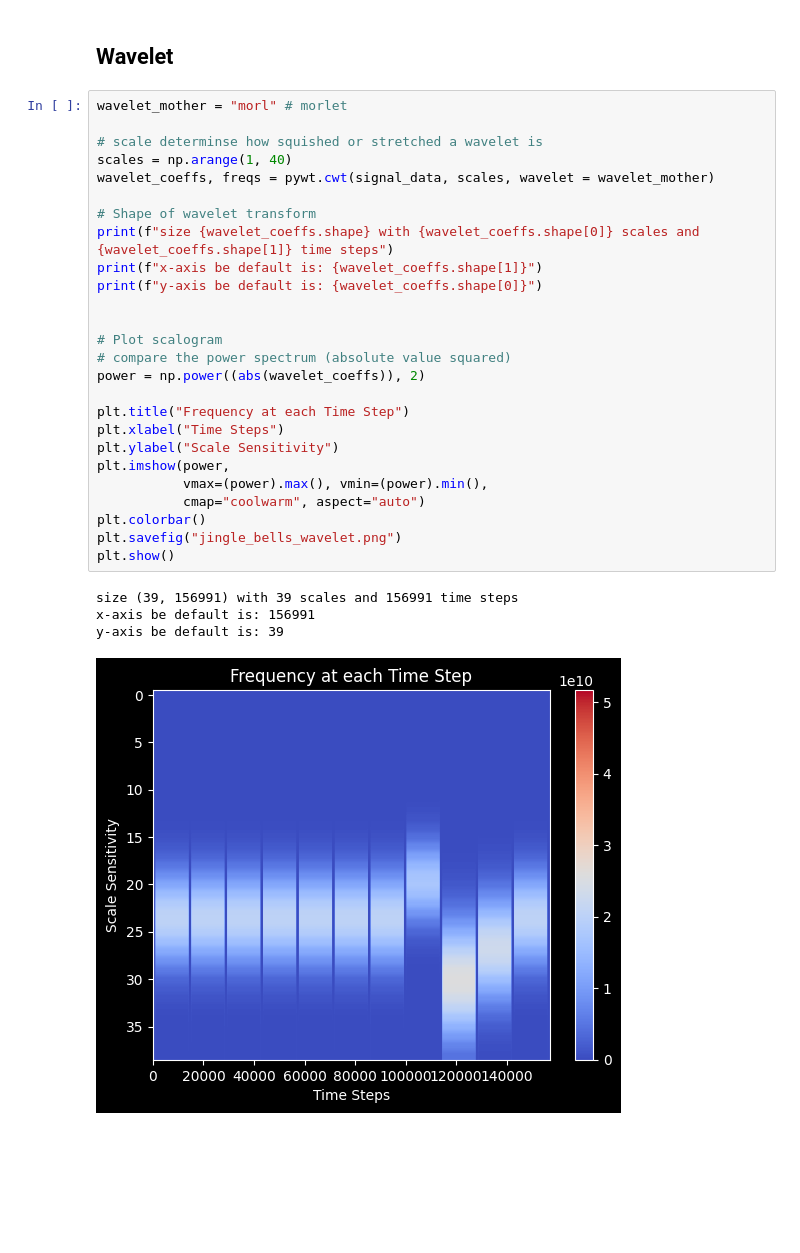
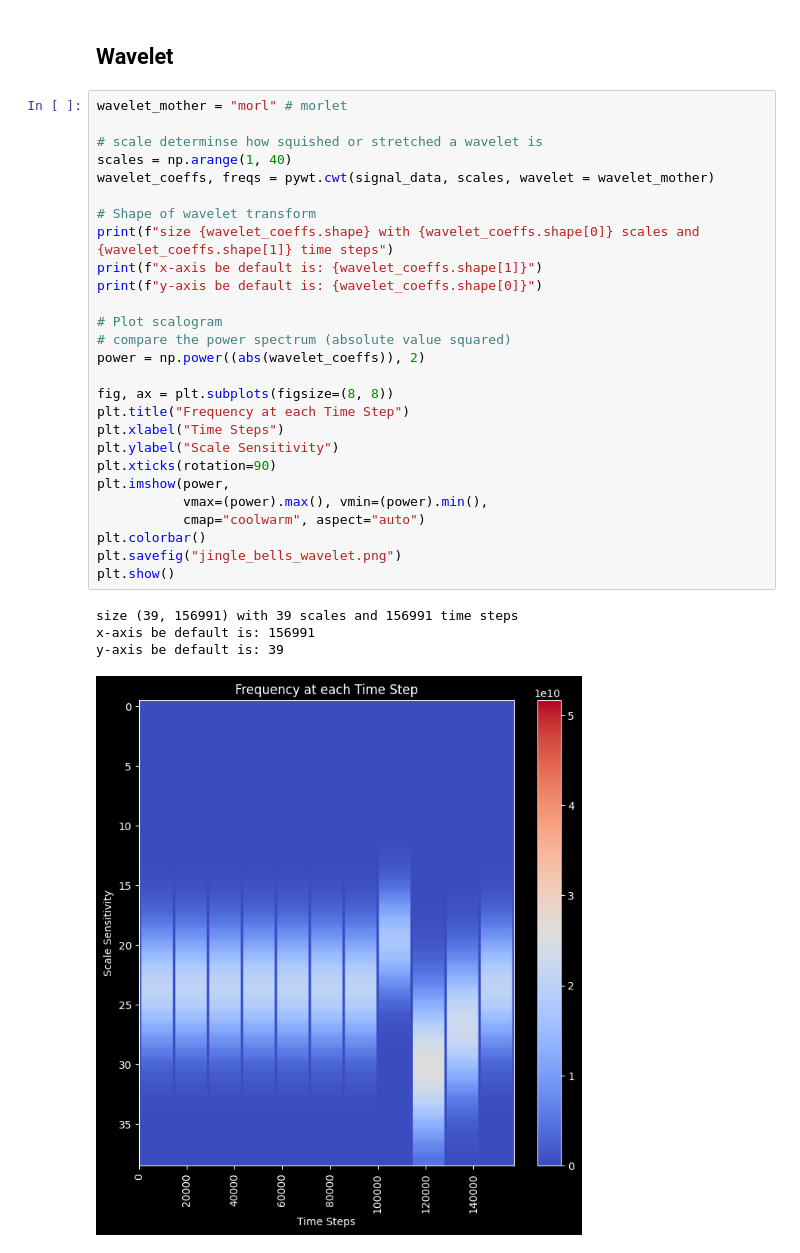
Before and after one commit to cyschneck/geocat-research, a Jupyter notebook: vast/wavelet_p1.ipynb, the cells around one changed output. Cells and saved outputs as stored; diff of their text form; blank space fills up the shorter version.

```diff
--- a/vast/wavelet_p1.ipynb
+++ b/vast/wavelet_p1.ipynb
@@ -125,31 +125,32 @@ plt.show()
 # %%
 wavelet_mother = "morl" # morlet
 
 # scale determinse how squished or stretched a wavelet is
 scales = np.arange(1, 40)
 wavelet_coeffs, freqs = pywt.cwt(signal_data, scales, wavelet = wavelet_mother)
 
 # Shape of wavelet transform
 print(f"size {wavelet_coeffs.shape} with {wavelet_coeffs.shape[0]} scales and {wavelet_coeffs.shape[1]} time steps")
 print(f"x-axis be default is: {wavelet_coeffs.shape[1]}")
 print(f"y-axis be default is: {wavelet_coeffs.shape[0]}")
 
-
 # Plot scalogram
 # compare the power spectrum (absolute value squared)
 power = np.power((abs(wavelet_coeffs)), 2)
 
+fig, ax = plt.subplots(figsize=(8, 8))
 plt.title("Frequency at each Time Step")
 plt.xlabel("Time Steps")
 plt.ylabel("Scale Sensitivity")
+plt.xticks(rotation=90)
 plt.imshow(power,
            vmax=(power).max(), vmin=(power).min(),
            cmap="coolwarm", aspect="auto")
 plt.colorbar()
 plt.savefig("jingle_bells_wavelet.png")
 plt.show()
 # %% [output]
 size (39, 156991) with 39 scales and 156991 time steps
 x-axis be default is: 156991
 y-axis be default is: 39
-[figure, old version]
+[figure, new version]
```
Also changed, not shown: parts of 2 cells of this notebook, 4 other files.
